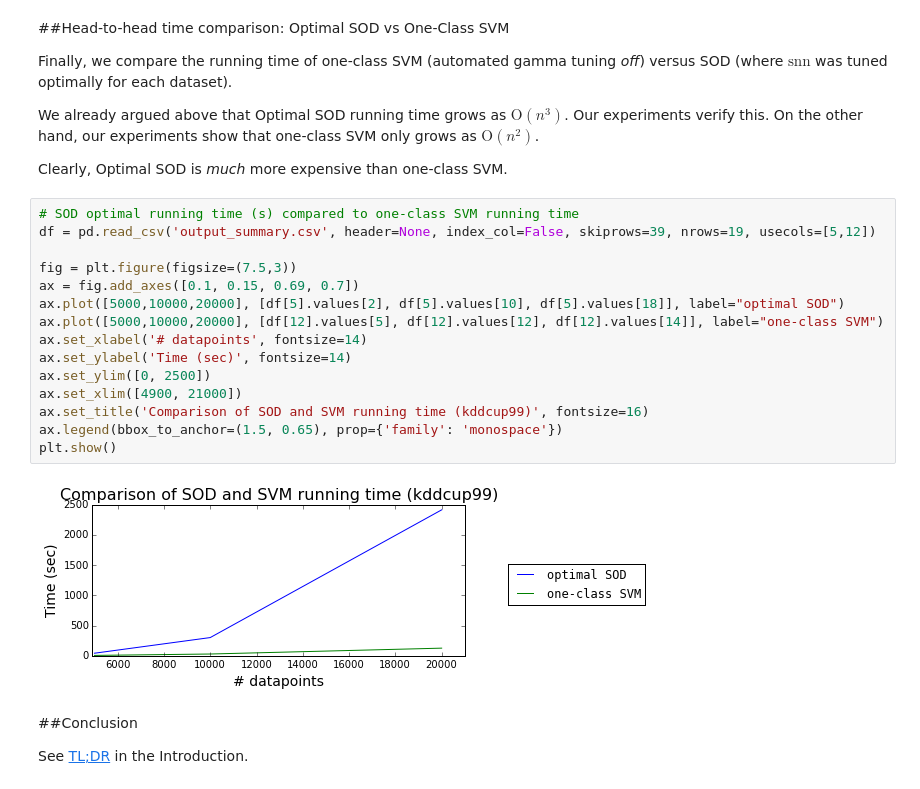
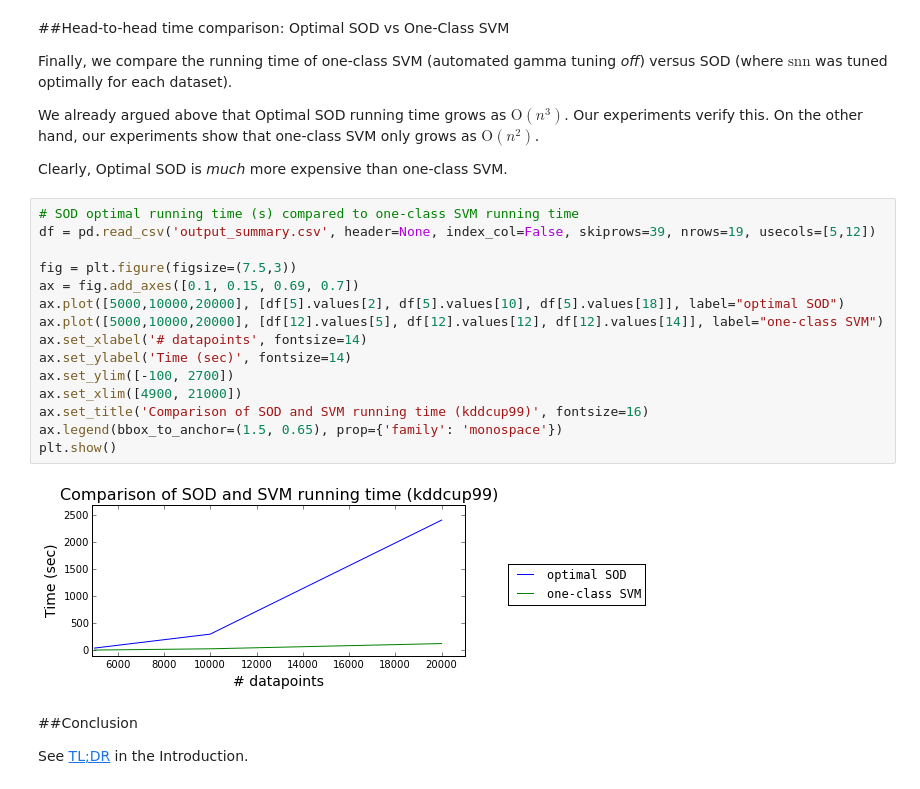
Before and after one commit to ActivisionGameScience/unsupervised_anomaly_detection_sod_vs_one_class_svm, a Jupyter notebook: sod_vs_one_class_svm.ipynb, the cells around one changed output. Drawn from its saved outputs; the diff is of its cells as text.

Commit message:
tweak to last graph

```diff
--- a/sod_vs_one_class_svm.ipynb
+++ b/sod_vs_one_class_svm.ipynb
@@ -473,20 +473,20 @@ Clearly, Optimal SOD is *much* more expensive than one-class SVM.
 # %%
 # SOD optimal running time (s) compared to one-class SVM running time
 df = pd.read_csv('output_summary.csv', header=None, index_col=False, skiprows=39, nrows=19, usecols=[5,12])
 
 fig = plt.figure(figsize=(7.5,3))
 ax = fig.add_axes([0.1, 0.15, 0.69, 0.7])
 ax.plot([5000,10000,20000], [df[5].values[2], df[5].values[10], df[5].values[18]], label="optimal SOD")
 ax.plot([5000,10000,20000], [df[12].values[5], df[12].values[12], df[12].values[14]], label="one-class SVM")
 ax.set_xlabel('# datapoints', fontsize=14)
 ax.set_ylabel('Time (sec)', fontsize=14)
-ax.set_ylim([0, 2500])
+ax.set_ylim([-100, 2700])
 ax.set_xlim([4900, 21000])
 ax.set_title('Comparison of SOD and SVM running time (kddcup99)', fontsize=16)
 ax.legend(bbox_to_anchor=(1.5, 0.65), prop={'family': 'monospace'})
 plt.show()
 # %% [output]
-[figure, old version]
+[figure, new version]
 # %% [markdown]
 ##Conclusion
 
```
Also changed, not shown: parts of 1 cell of this notebook.
